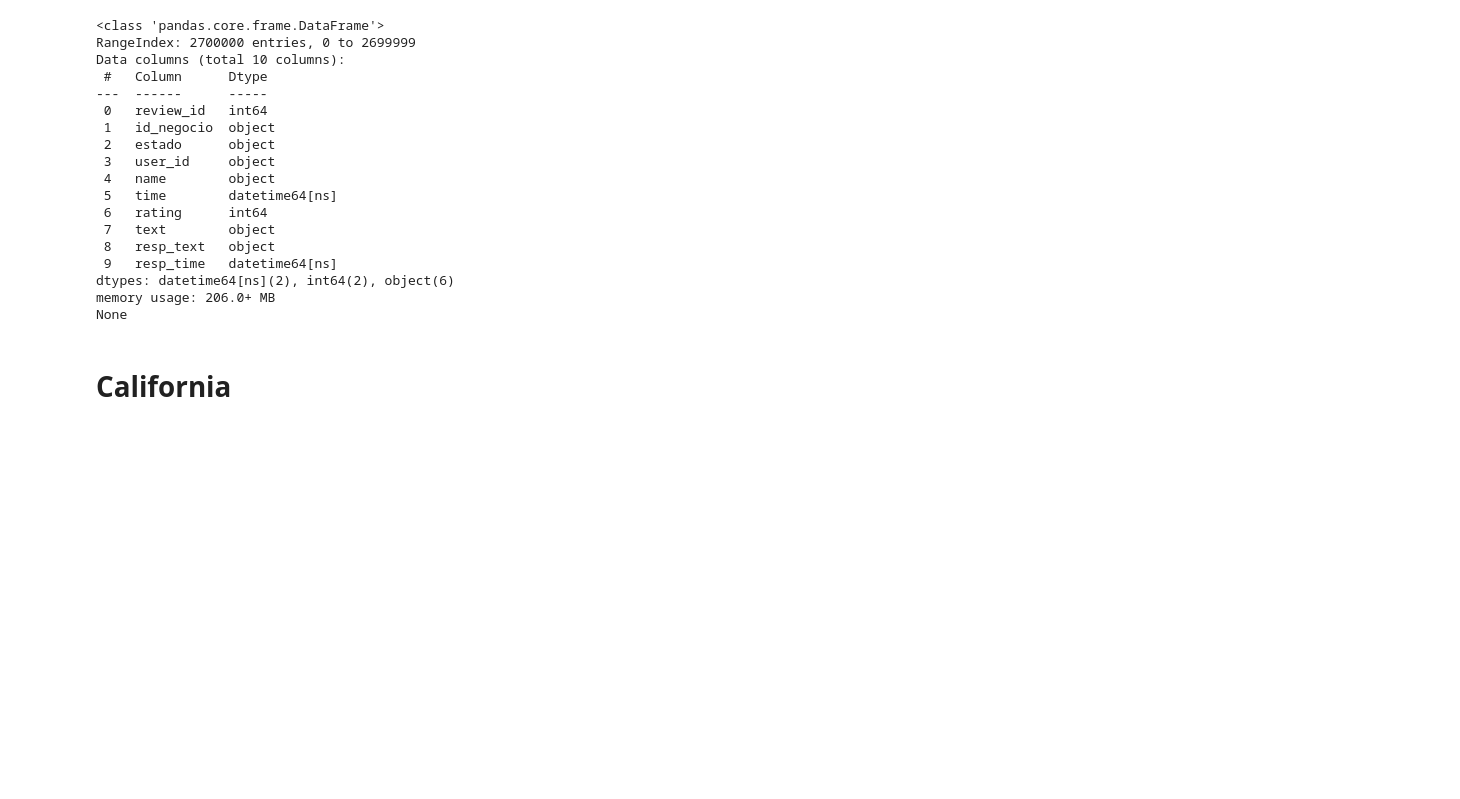
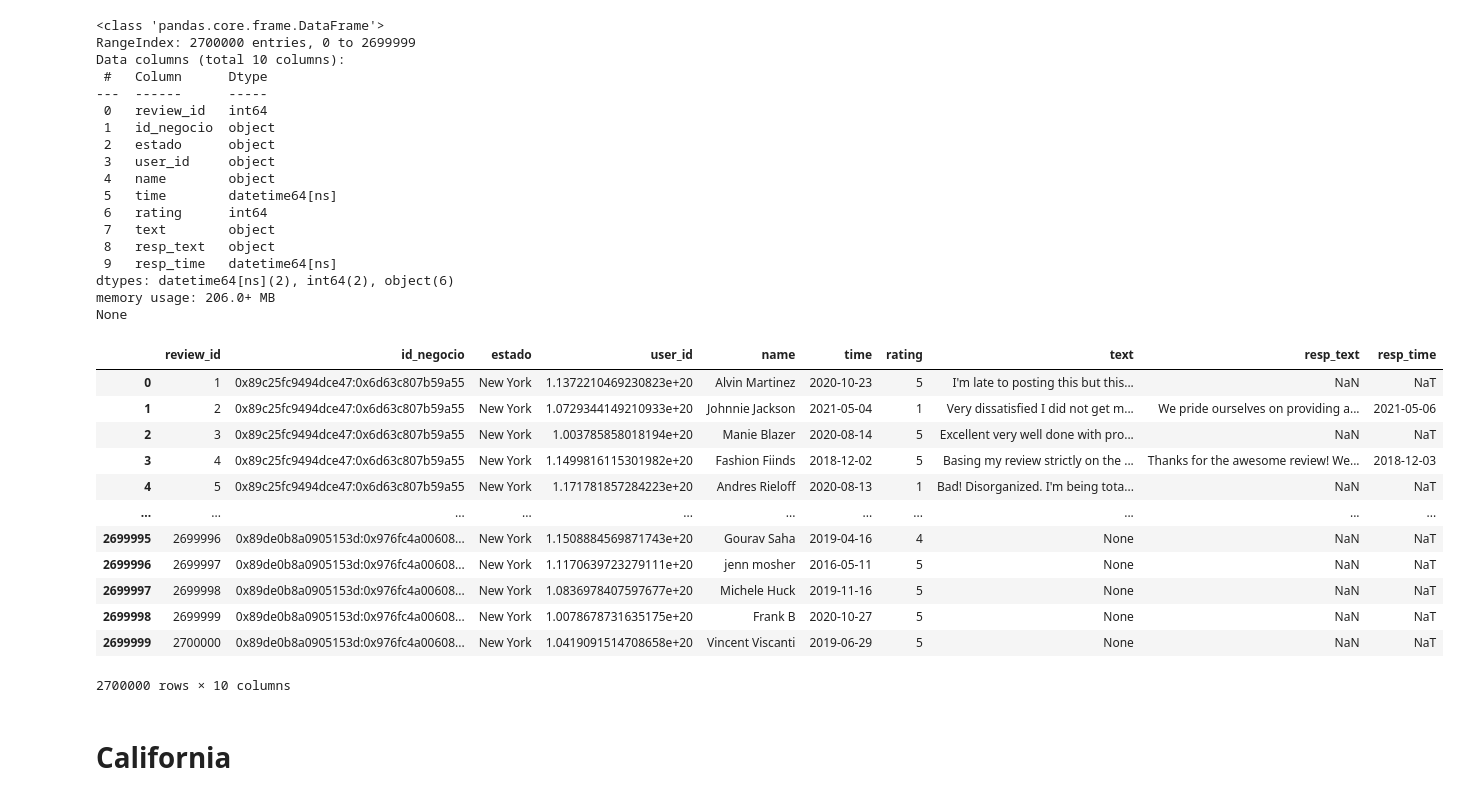
Before and after one commit to agustin-caceres/DataPulse_Gmaps_Yelp, a Jupyter notebook: notebooks/ETL/Google/6.g_5_estados_reviews.ipynb, the cells around one changed output. Drawn from its saved outputs; the diff is of its cells as text; code cells hidden in the pictures; blank space fills up the shorter version.

```diff
--- a/notebooks/ETL/Google/6.g_5_estados_reviews.ipynb
+++ b/notebooks/ETL/Google/6.g_5_estados_reviews.ipynb
@@ -9,9 +9,9 @@ Lo que haremos aquí es recopilar los datos de las reviews de los estados que ut
 Se convierten los archivos Json a formato parquet
 # %%
 # Carpeta de entrada que contiene los archivos JSON
-input_folder = r'C:\Users\debor\OneDrive\Documentos\Henry\PROYECTO FINAL local\Datasets\datasets_google\estados_json\NORESTE\review-New_York'
+input_folder = r"C:\Users\Juli\Desktop\Data Science\Archivos Proyecto Final\NORESTE\review-New_York"
 # Carpeta de salida para guardar los archivos Parquet
-output_folder = r'C:\Users\debor\OneDrive\Documentos\Henry\PROYECTO FINAL local\Datasets\datasets_google\estados_parquet\NORESTE_parquet\Rev-New_York.parquet'
+output_folder =r"C:\Users\Juli\Desktop\Data Science\Archivos Proyecto Final\NORESTE_parquet\Rev-New_York.parquet"
 
 # Crear la carpeta de salida si no existe
 os.makedirs(output_folder, exist_ok=True)
@@ -83,7 +83,7 @@ None
 Se concatenan los archivos parquet para formar un dataframe
 # %%
 # Carpeta que contiene los archivos Parquet
-input_folder_parquet = r'C:\Users\debor\OneDrive\Documentos\Henry\PROYECTO FINAL local\Datasets\datasets_google\estados_parquet\NORESTE_parquet\Rev-New_York.parquet'
+input_folder_parquet = r"C:\Users\Juli\Desktop\Data Science\Archivos Proyecto Final\NORESTE_parquet\Rev-New_York.parquet"
 
 # Lista para almacenar DataFrames
 df_list_New_York = []
@@ -183,6 +183,22 @@ Data columns (total 10 columns):
 dtypes: datetime64[ns](2), int64(2), object(6)
 memory usage: 206.0+ MB
 None
+# %%
+df_new_york
+# %% [output]
+|  | review_id | id_negocio | estado | user_id | name | time | rating | text | resp_text | resp_time |
+| 0 | 1 | 0x89c25fc9494dce47:0x6d63c807b59a55 | New York | 1.1372210469230823e+20 | Alvin Martinez | 2020-10-23 | 5 | I'm late to posting this but this... | NaN | NaT |
+| 1 | 2 | 0x89c25fc9494dce47:0x6d63c807b59a55 | New York | 1.0729344149210933e+20 | Johnnie Jackson | 2021-05-04 | 1 | Very dissatisfied I did not get m... | We pride ourselves on providing a... | 2021-05-06 |
+| 2 | 3 | 0x89c25fc9494dce47:0x6d63c807b59a55 | New York | 1.003785858018194e+20 | Manie Blazer | 2020-08-14 | 5 | Excellent very well done with pro... | NaN | NaT |
+| 3 | 4 | 0x89c25fc9494dce47:0x6d63c807b59a55 | New York | 1.1499816115301982e+20 | Fashion Fiinds | 2018-12-02 | 5 | Basing my review strictly on the ... | Thanks for the awesome review! We... | 2018-12-03 |
+| 4 | 5 | 0x89c25fc9494dce47:0x6d63c807b59a55 | New York | 1.171781857284223e+20 | Andres Rieloff | 2020-08-13 | 1 | Bad! Disorganized. I'm being tota... | NaN | NaT |
+| ... | ... | ... | ... | ... | ... | ... | ... | ... | ... | ... |
+| 2699995 | 2699996 | 0x89de0b8a0905153d:0x976fc4a00608... | New York | 1.1508884569871743e+20 | Gourav Saha | 2019-04-16 | 4 | None | NaN | NaT |
+| 2699996 | 2699997 | 0x89de0b8a0905153d:0x976fc4a00608... | New York | 1.1170639723279111e+20 | jenn mosher | 2016-05-11 | 5 | None | NaN | NaT |
+| 2699997 | 2699998 | 0x89de0b8a0905153d:0x976fc4a00608... | New York | 1.0836978407597677e+20 | Michele Huck | 2019-11-16 | 5 | None | NaN | NaT |
+| 2699998 | 2699999 | 0x89de0b8a0905153d:0x976fc4a00608... | New York | 1.0078678731635175e+20 | Frank B | 2020-10-27 | 5 | None | NaN | NaT |
+| 2699999 | 2700000 | 0x89de0b8a0905153d:0x976fc4a00608... | New York | 1.0419091514708658e+20 | Vincent Viscanti | 2019-06-29 | 5 | None | NaN | NaT |
+2700000 rows × 10 columns
 # %% [markdown]
 # California
 # %% [markdown]
```
Also changed, not shown: parts of 38 cells of this notebook.
